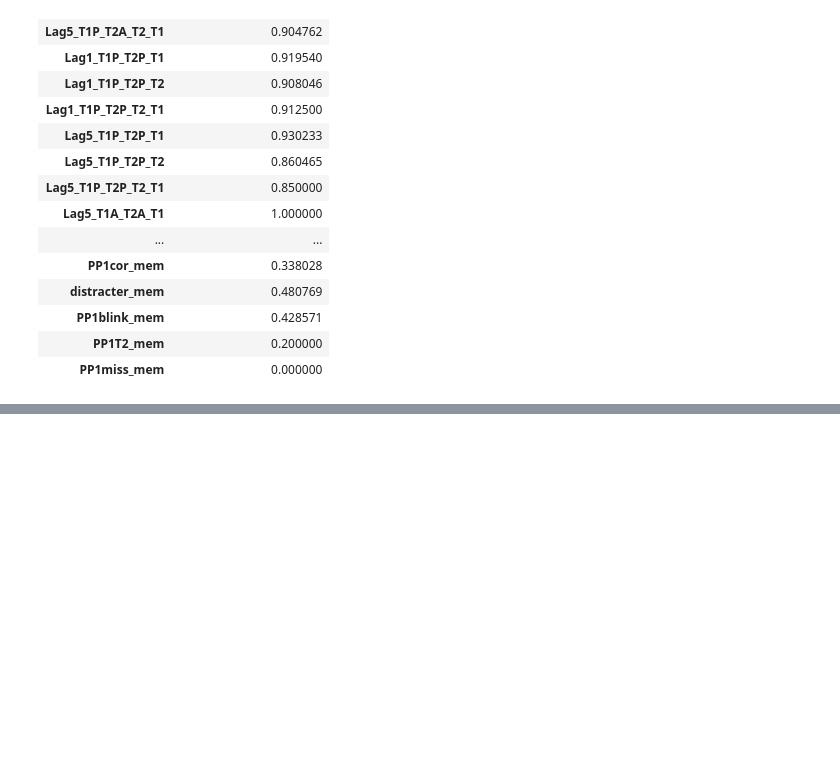
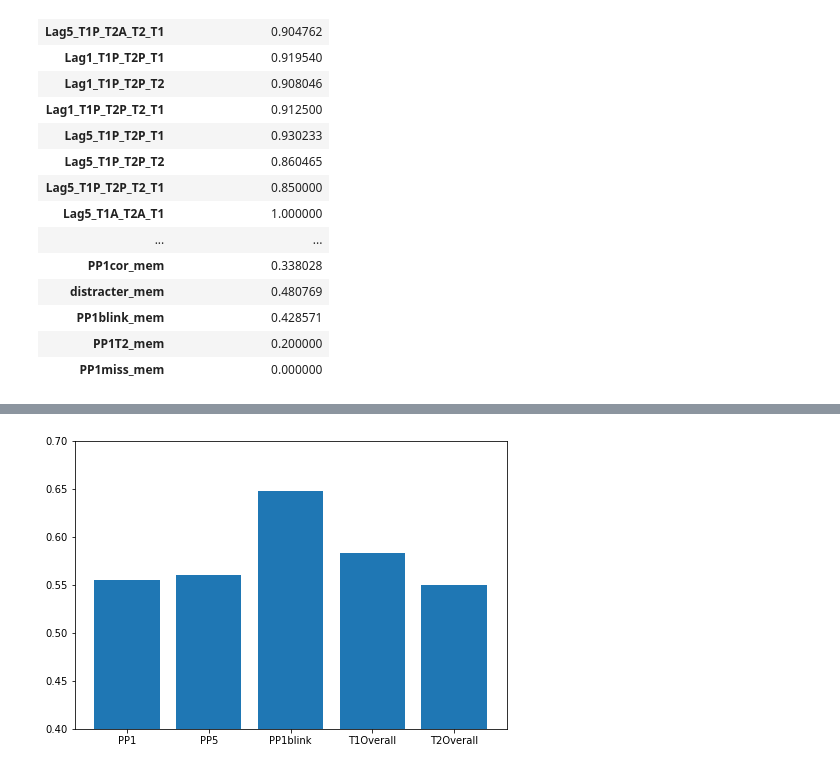
Before and after one commit to laurenhoft/ABmem, a Jupyter notebook: ABmemNotebook.ipynb, the cells around one changed output, grey strips where cells are left out. Saved outputs shown, nothing was run; the diff lists cells and outputs as text; code cells hidden in the pictures; blank space fills up the shorter version.

```diff
--- a/ABmemNotebook.ipynb
+++ b/ABmemNotebook.ipynb
@@ -179,0 +243,13 @@ plt.hist(ColumnMeans['Lag5_T1P_T2P_T2_T1'], alpha=0.5)
+# %%
+ColumnMeans = df.apply(np.mean)
+ColumnSD = df.apply(np.std)
+import matplotlib.pyplot as plt
+fig = plt.figure()
+ax = fig.add_axes([0,0,1,1])
+section = ['PP1', 'PP5', 'PP1blink', 'T1Overall', 'T2Overall']
+CorMem = ['PP1cor_mem', 'PP5cor_mem', 'PP1blink_mem', 'T1Overall', 'T2Overall']
+ax.bar(section,ColumnMeans[CorMem])
+plt.ylim([0.4,0.7])
+plt.show()
+# %% [output]
+[figure, added]
```
Also changed, not shown: parts of 23 cells of this notebook, 3 other files.
